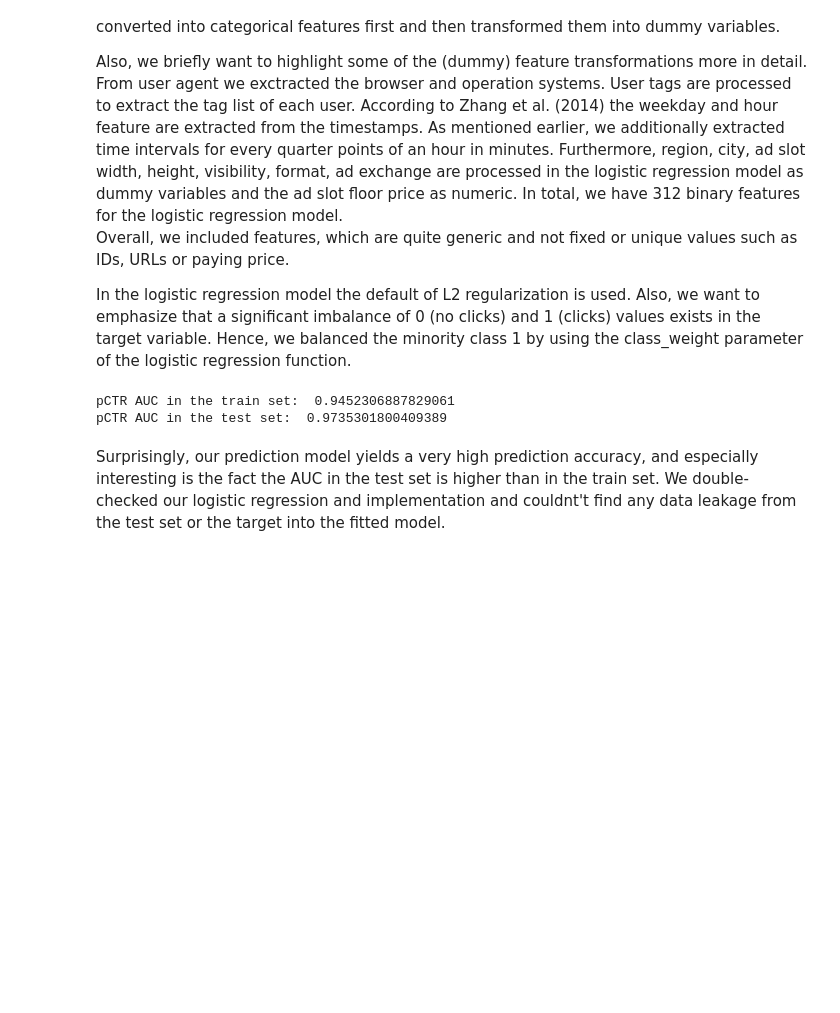
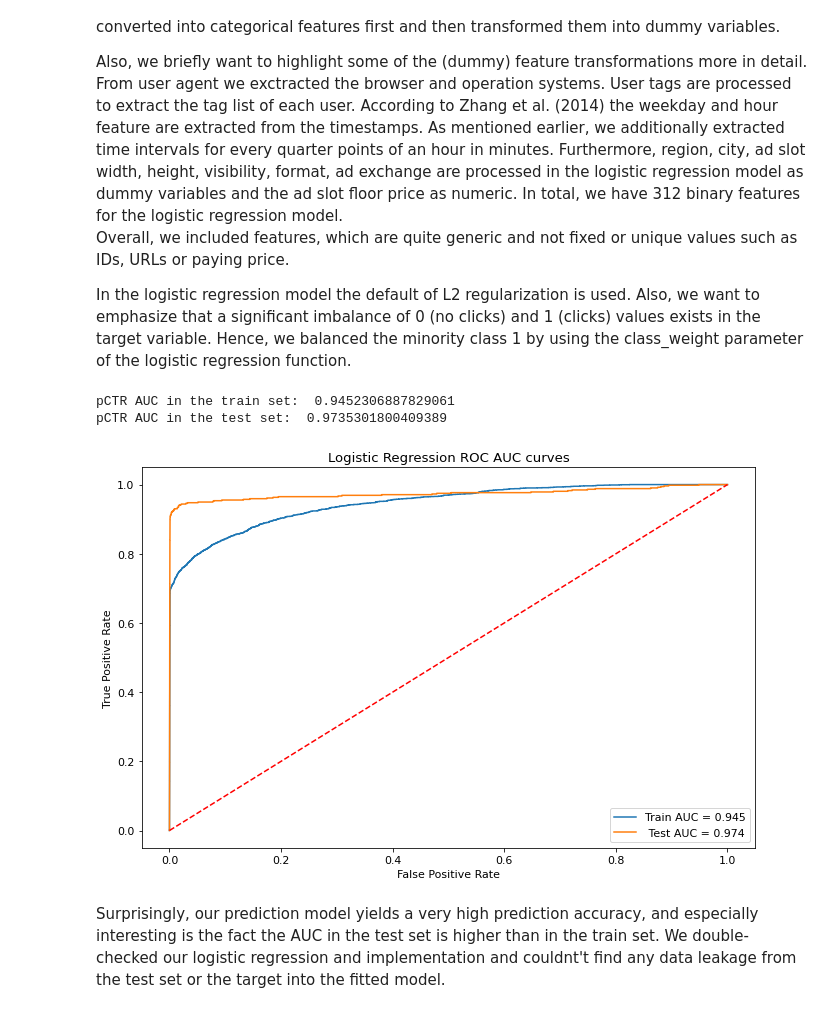
Before and after one commit to aynetdia/Budget_Constrained_Bidding, a Jupyter notebook: Tutorial.ipynb, the cells around one changed output. Drawn from its saved outputs; the diff is of its cells as text; code cells hidden in the pictures; blank space fills up the shorter version.

```diff
--- a/Tutorial.ipynb
+++ b/Tutorial.ipynb
@@ -472,6 +490,25 @@ print("pCTR AUC in the test set: ", roc_auc_score(df_bid_test['click'], df_bid_t
 # %% [output]
 pCTR AUC in the train set:  0.9452306887829061
 pCTR AUC in the test set:  0.9735301800409389
+# %%
+fpr_train, tpr_train, _ = sklearn.metrics.roc_curve(df_bid_train['click'], df_bid_train['pCTR'])
+auc_train = sklearn.metrics.roc_auc_score(df_bid_train['click'], df_bid_train['pCTR'])
+
+fpr_test, tpr_test, _ = sklearn.metrics.roc_curve(df_bid_test['click'], df_bid_test['pCTR'])
+auc_test = sklearn.metrics.roc_auc_score(df_bid_test['click'], df_bid_test['pCTR'])
+
+plt.figure(figsize=(11,7))
+plt.title('Logistic Regression ROC AUC curves')
+plt.plot(fpr_train,tpr_train,label = 'Train AUC = %0.3f' % auc_train)
+plt.plot(fpr_test,tpr_test,label = ' Test AUC = %0.3f' % auc_test)
+plt.legend(loc = 'lower right')
+plt.plot([0, 1], [0, 1],'r--')
+plt.ylabel('True Positive Rate')
+plt.xlabel('False Positive Rate')
+plt.savefig('rocauc.png', transparent = True)
+plt.show()
+# %% [output]
+[figure, added]
 # %% [markdown]
 Surprisingly, our prediction model yields a very high prediction accuracy, and especially interesting is the fact the AUC in the test set is higher than in the train set. We double-checked our logistic regression and implementation and couldnt't find any data leakage from the test set or the target into the fitted model.
 # %%
```
Also changed, not shown: parts of 17 cells of this notebook, 21 other files.
